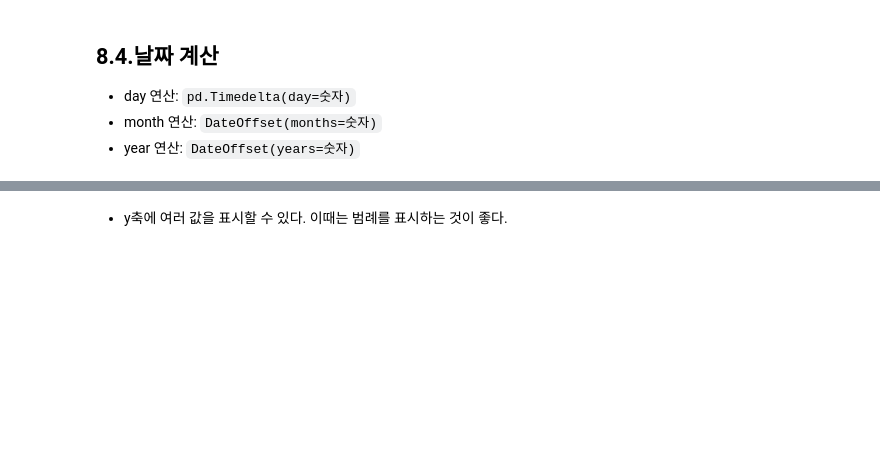
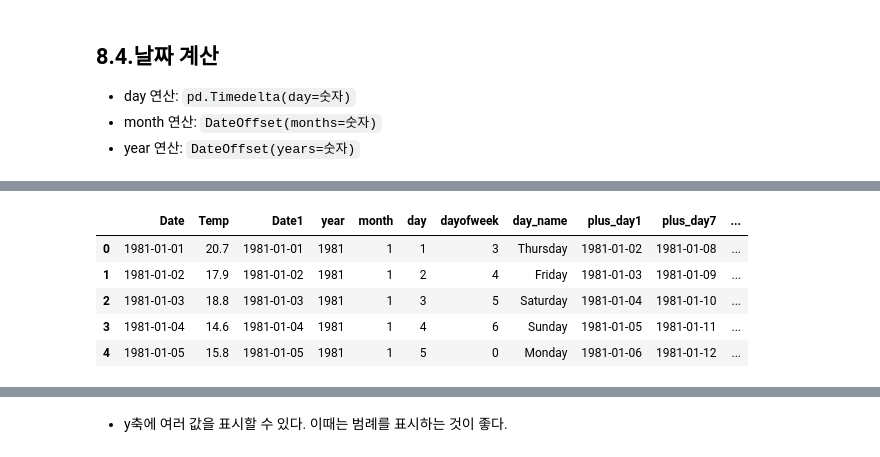
Before and after one commit to jexists/sk_network, a Jupyter notebook: 06_dp/09_데이터프레임_날짜/09_판다스_데이터프레임_날짜다루기.ipynb, the cells around one changed output, grey strips where cells are left out. Drawn from its saved outputs; the diff is of its cells as text; code cells hidden in the pictures; blank space fills up the shorter version.

```diff
--- a/06_dp/09_데이터프레임_날짜/09_판다스_데이터프레임_날짜다루기.ipynb
+++ b/06_dp/09_데이터프레임_날짜/09_판다스_데이터프레임_날짜다루기.ipynb
@@ -28,0 +64,3 @@ df.head()
+# %%
+df['Date1'] = pd.to_datetime(df['Date'], format='%Y-%m-%d')
+df.info()
@@ -39,3 +129,9 @@ df.head()
 |day|일|
 |dayofweek|요일(0-월요일, 6-일요일)|
 |day_name()|요일을 문자열로|
+# %%
+df['year'] = df['Date1'].dt.year
+df['month'] = df['Date1'].dt.month
+df['day'] = df['Date1'].dt.day
+df['dayofweek'] = df['Date1'].dt.dayofweek
+df['day_name'] = df['Date1'].dt.day_name()
@@ -44,3 +149,7 @@ df.head()
 - day 연산: `pd.Timedelta(day=숫자)`
 - month 연산: `DateOffset(months=숫자)`
 - year 연산: `DateOffset(years=숫자)`
+# %%
+# 1일 후
+df['plus_day1'] = df['Date1'] + pd.Timedelta(days=1)
+df.head()
@@ -46,0 +163,4 @@ df.head()
+# %%
+# 7일 후
+df['plus_day7'] = df['Date1'] + pd.Timedelta(days=7)
+df.head()
@@ -46,0 +174,12 @@ df.head()
+# %%
+from pandas.tseries.offsets import DateOffset
+
+df['plus_month1'] = df['Date1'] + DateOffset(months=1)
+df.head()
+# %% [output]
+|  | Date | Temp | Date1 | year | month | day | dayofweek | day_name | plus_day1 | plus_day7 | ... |
+| 0 | 1981-01-01 | 20.7 | 1981-01-01 | 1981 | 1 | 1 | 3 | Thursday | 1981-01-02 | 1981-01-08 | ... |
+| 1 | 1981-01-02 | 17.9 | 1981-01-02 | 1981 | 1 | 2 | 4 | Friday | 1981-01-03 | 1981-01-09 | ... |
+| 2 | 1981-01-03 | 18.8 | 1981-01-03 | 1981 | 1 | 3 | 5 | Saturday | 1981-01-04 | 1981-01-10 | ... |
+| 3 | 1981-01-04 | 14.6 | 1981-01-04 | 1981 | 1 | 4 | 6 | Sunday | 1981-01-05 | 1981-01-11 | ... |
+| 4 | 1981-01-05 | 15.8 | 1981-01-05 | 1981 | 1 | 5 | 0 | Monday | 1981-01-06 | 1981-01-12 | ... |
```
Also changed, not shown: parts of 19 cells of this notebook.
